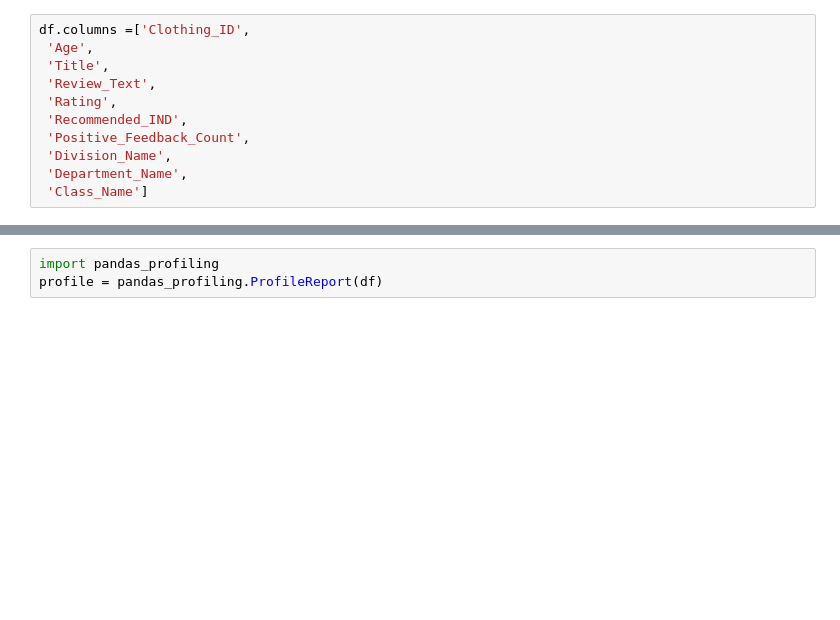
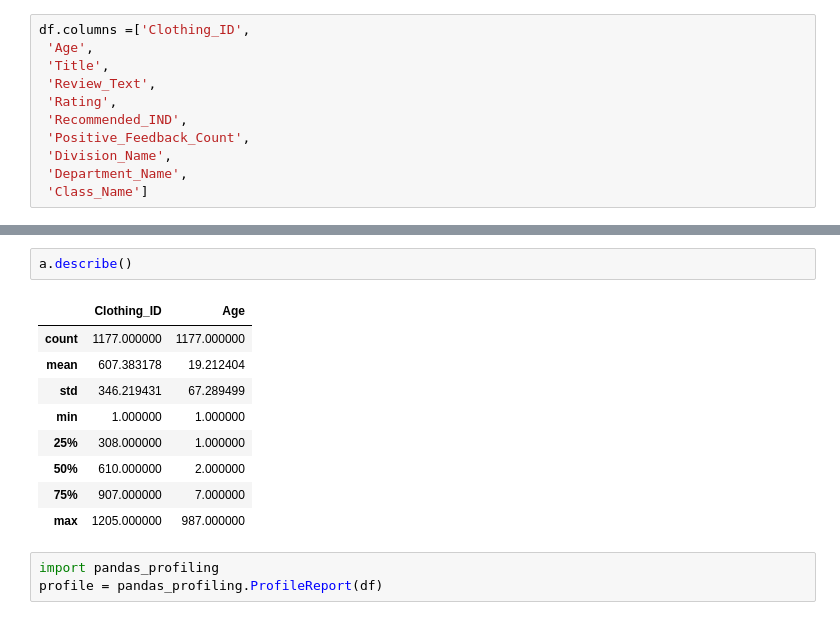
Before and after one commit to loandangnt/women-clothing, a Jupyter notebook: women_clothing_data_exploration.ipynb, the cells around one changed output, grey strips where cells are left out. Drawn from its saved outputs; the diff is of its cells as text; blank space fills up the shorter version.

```diff
--- a/women_clothing_data_exploration.ipynb
+++ b/women_clothing_data_exploration.ipynb
@@ -29,3 +44,15 @@ df.columns =['Clothing_ID',
+# %%
+a.describe()
+# %% [output]
+|  | Clothing_ID | Age |
+| count | 1177.000000 | 1177.000000 |
+| mean | 607.383178 | 19.212404 |
+| std | 346.219431 | 67.289499 |
+| min | 1.000000 | 1.000000 |
+| 25% | 308.000000 | 1.000000 |
+| 50% | 610.000000 | 2.000000 |
+| 75% | 907.000000 | 7.000000 |
+| max | 1205.000000 | 987.000000 |
 # %%
 import pandas_profiling
 profile = pandas_profiling.ProfileReport(df)
```
Also changed, not shown: parts of 18 cells of this notebook, 1 other file.
